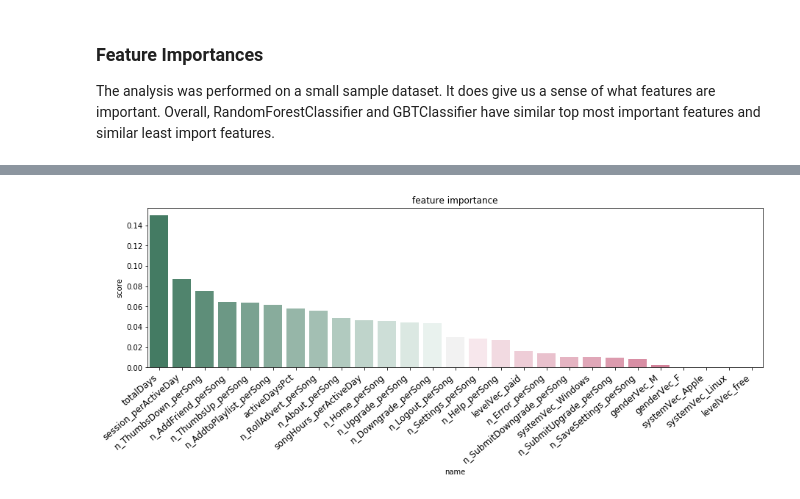
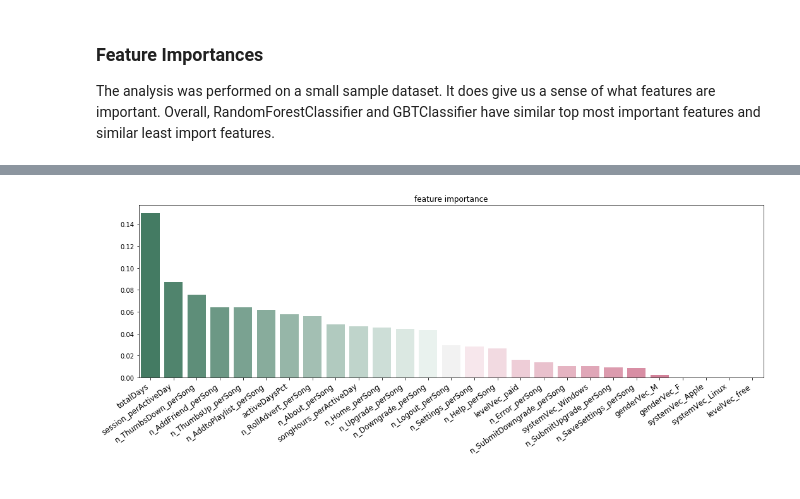
Before and after one commit to ustcdj/Sparkify_Churn_Analysis, a Jupyter notebook: Sparkify.ipynb, the cells around one changed output, grey strips where cells are left out. Cells and saved outputs as stored; diff of their text form; code cells hidden in the pictures.

```diff
--- a/Sparkify.ipynb
+++ b/Sparkify.ipynb
@@ -1117,13 +1124,16 @@ plt.title('feature importance');
 # %%
 df_feature_importance = ExtractFeatureImp(gbt_best_model.featureImportances, df, "features")
 
 # plot model's correlation coefficients
-plt.figure(figsize=(15, 4));
+plt.figure(figsize=(15, 6));
 
 palette = sn.diverging_palette(150, 0, n=27)
 
 sn.barplot(x=df_feature_importance.name, y=df_feature_importance.score, data=df_feature_importance, palette=palette)
-plt.xticks(rotation=40, ha='right', fontsize=12)
+plt.xticks(rotation=35, ha='right', fontsize=12)
 plt.title('feature importance');
+plt.xlabel('')
+plt.ylabel('')
+plt.tight_layout()
 # %% [output]
-[figure, old version]
+[figure, new version]
```
Also changed, not shown: parts of 4 cells of this notebook.
